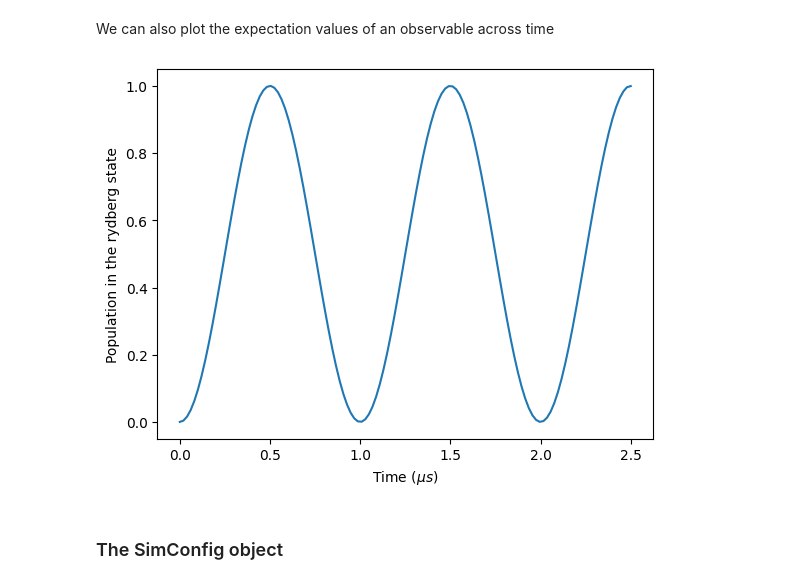
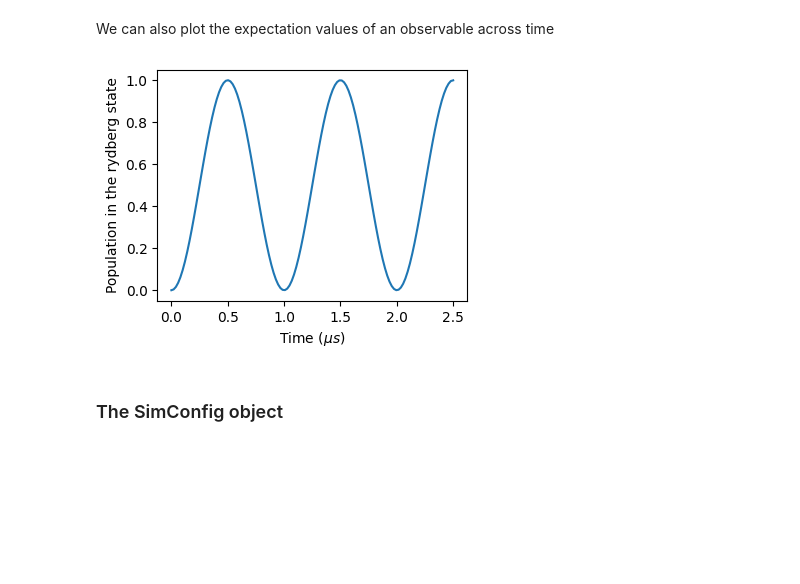
Before and after one commit to pasqal-io/Pulser, a Jupyter notebook: tutorials/advanced_features/Simulating Sequences with Errors and Noise.ipynb, the cells around one changed output. Cells and saved outputs as stored; diff of their text form; code cells hidden in the pictures; blank space fills up the shorter version.

```diff
--- a/tutorials/advanced_features/Simulating Sequences with Errors and Noise.ipynb
+++ b/tutorials/advanced_features/Simulating Sequences with Errors and Noise.ipynb
@@ -74,12 +74,13 @@ We can also plot the expectation values of an observable across time
 # Rydberg state observable
 obs = qutip.basis(2, 0).proj()
 # %%
+plt.figure(figsize=(4, 3))
 plt.plot(clean_res._sim_times, clean_res.expect([obs])[0])
 plt.xlabel(r"Time ($\mu s$)")
 plt.ylabel("Population in the rydberg state")
 plt.show()
 # %% [output]
-[figure, old version]
+[figure, new version]
 # %% [markdown]
 ### The SimConfig object
 # %% [markdown]
```
Also changed, not shown: parts of 8 cells of this notebook.
